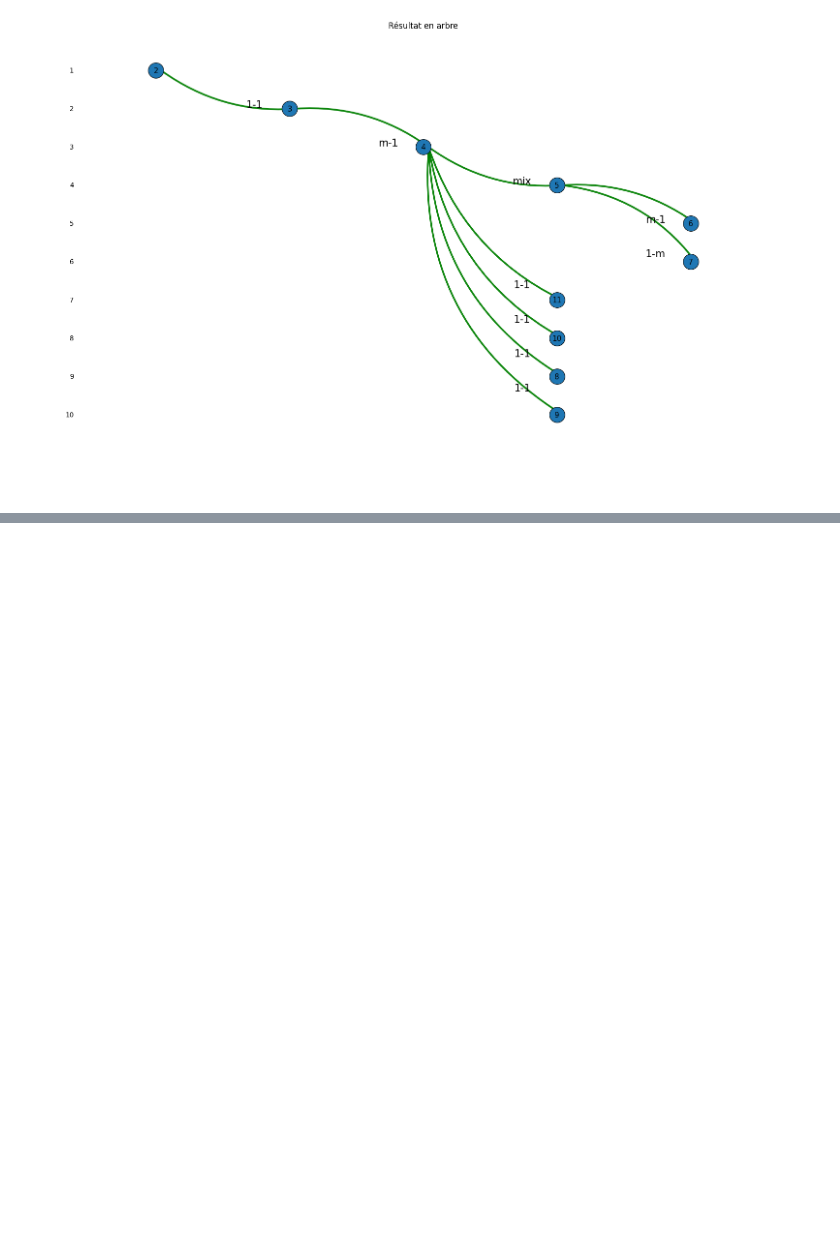
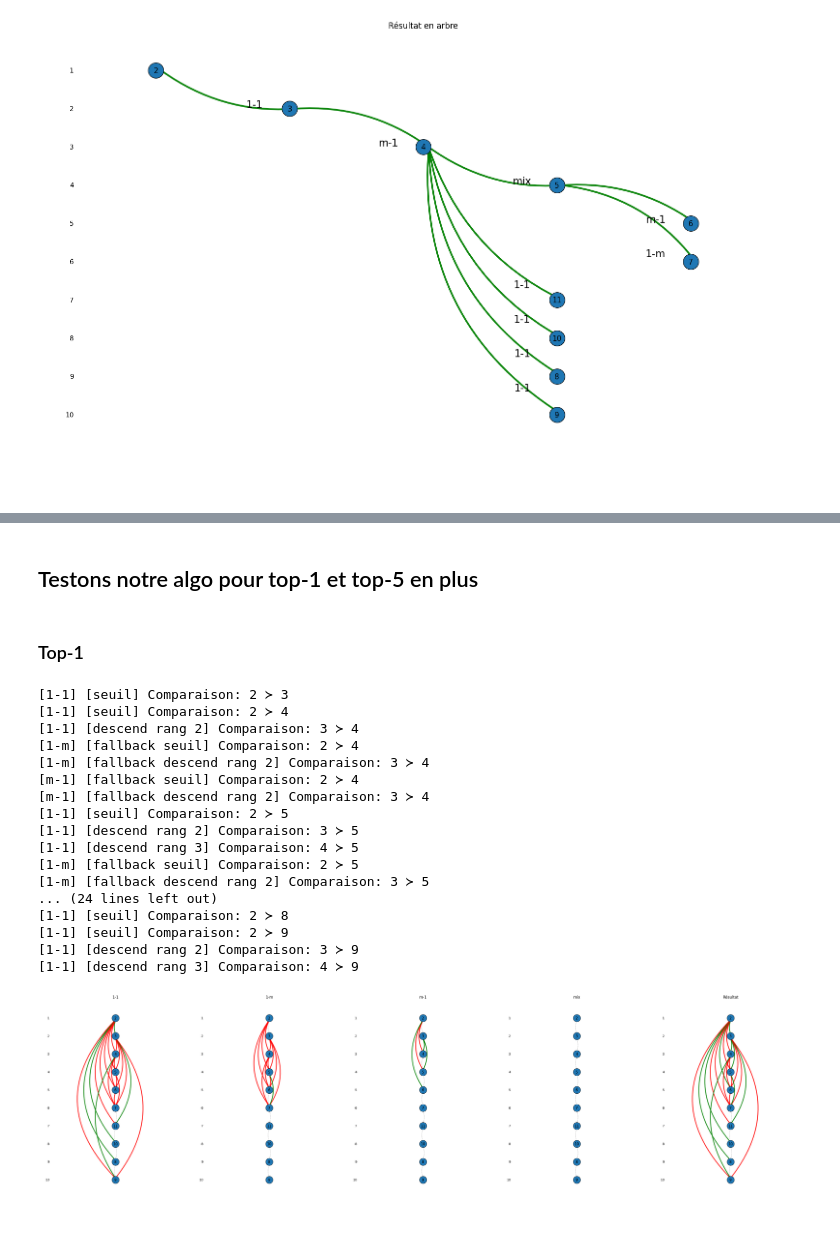
Before and after one commit to KarinaMusina44/SDP-optim, a Jupyter notebook: Projet_SDP_datasets.ipynb, the cells around one changed output, grey strips where cells are left out. Saved outputs shown, nothing was run; the diff lists cells and outputs as text; code cells hidden in the pictures; blank space fills up the shorter version.

```diff
--- a/Projet_SDP_datasets.ipynb
+++ b/Projet_SDP_datasets.ipynb
@@ -996,0 +994,43 @@ plot_results_as_tree_like_last_panel(
+# %% [markdown]
+## Testons notre algo pour top-1 et top-5 en plus
+# %% [markdown]
+### Top-1
+# %%
+results = run_strategy_descend_with_fallback_1m_m1_mixte(
+    sorted_dataset=stations_ranked,
+    top_k=1,
+    eps_zero=0.0,
+    eps_pos_1m=1e-9,
+    eps_pos_m1=0.0,
+    eps_pos_mix=1e-9,
+    fallback_order=("1-m","m-1","mix"),
+    verbose=True,
+)
+
+
+
+plot_five_panels(
+    stations_ranked,
+    results,
+    priority=("mix", "m-1", "1-m", "1-1"),
+    mix_method_name="mix",
+)
+# %% [output]
+[1-1] [seuil] Comparaison: 2 ≻ 3
+[1-1] [seuil] Comparaison: 2 ≻ 4
+[1-1] [descend rang 2] Comparaison: 3 ≻ 4
+[1-m] [fallback seuil] Comparaison: 2 ≻ 4
+[1-m] [fallback descend rang 2] Comparaison: 3 ≻ 4
+[m-1] [fallback seuil] Comparaison: 2 ≻ 4
+[m-1] [fallback descend rang 2] Comparaison: 3 ≻ 4
+[1-1] [seuil] Comparaison: 2 ≻ 5
+[1-1] [descend rang 2] Comparaison: 3 ≻ 5
+[1-1] [descend rang 3] Comparaison: 4 ≻ 5
+[1-m] [fallback seuil] Comparaison: 2 ≻ 5
+[1-m] [fallback descend rang 2] Comparaison: 3 ≻ 5
+... (24 lines left out)
+[1-1] [seuil] Comparaison: 2 ≻ 8
+[1-1] [seuil] Comparaison: 2 ≻ 9
+[1-1] [descend rang 2] Comparaison: 3 ≻ 9
+[1-1] [descend rang 3] Comparaison: 4 ≻ 9
+[figure, added]
```
Also changed, not shown: parts of 34 cells of this notebook, 1 other file.
